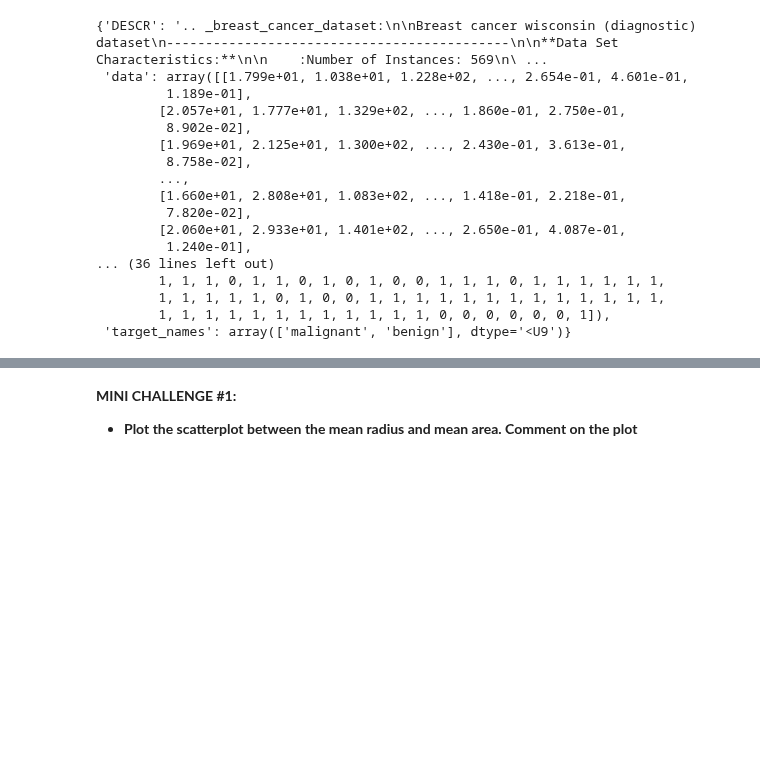
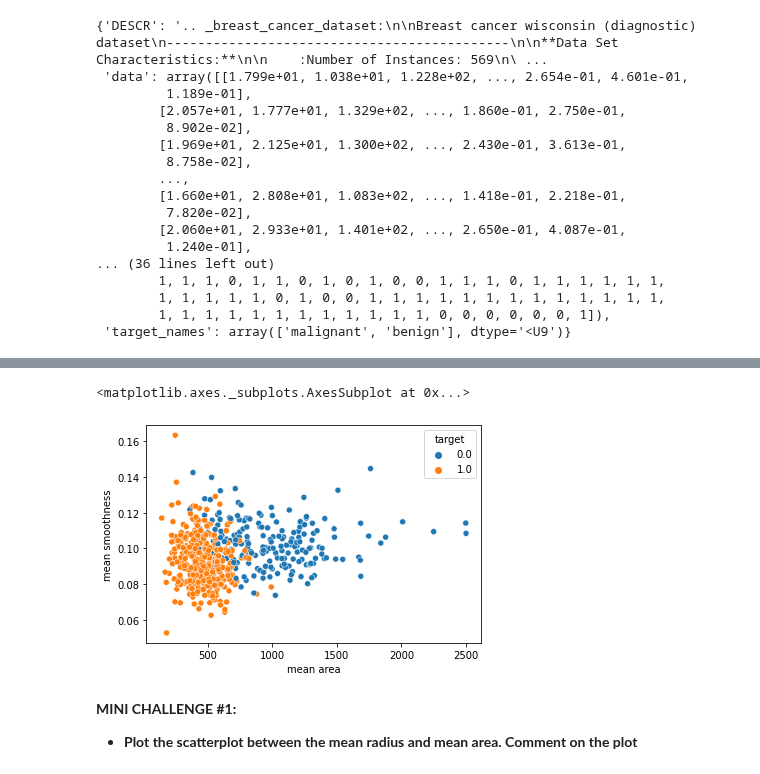
Before and after one commit to LinaSachuk/The-Complete-Python-and-Machine-Learning-for-Financial-Analysis, a Jupyter notebook: 10_Python_101_Data_Visualization_with_Seaborn.ipynb, the cells around one changed output, grey strips where cells are left out. Cells and saved outputs as stored; diff of their text form; code cells hidden in the pictures; blank space fills up the shorter version.

```diff
--- a/10_Python_101_Data_Visualization_with_Seaborn.ipynb
+++ b/10_Python_101_Data_Visualization_with_Seaborn.ipynb
@@ -61,3 +61,6 @@ cancer
  'target_names': array(['malignant', 'benign'], dtype='<U9')}
 # %%
 # Create a dataFrame named df_cancer with input/output data
+
+df_cancer = pd.DataFrame(np.c_[ cancer['data'], cancer['target']], columns = np.append(cancer['feature_names'], ['target']))
+df_cancer
@@ -68,5 +103,10 @@ cancer
 # %%
 # Plot scatter plot between mean area and mean smoothness
+
+sns.scatterplot(x = 'mean area' , y = 'mean smoothness' , hue= 'target', data = df_cancer)
+# %% [output]
+<matplotlib.axes._subplots.AxesSubplot at 0x...>
+[figure, added]
 # %%
 # Let's print out countplot to know how many samples belong to class #0 and #1
 # %% [markdown]
```
Also changed, not shown: parts of 3 cells of this notebook.
